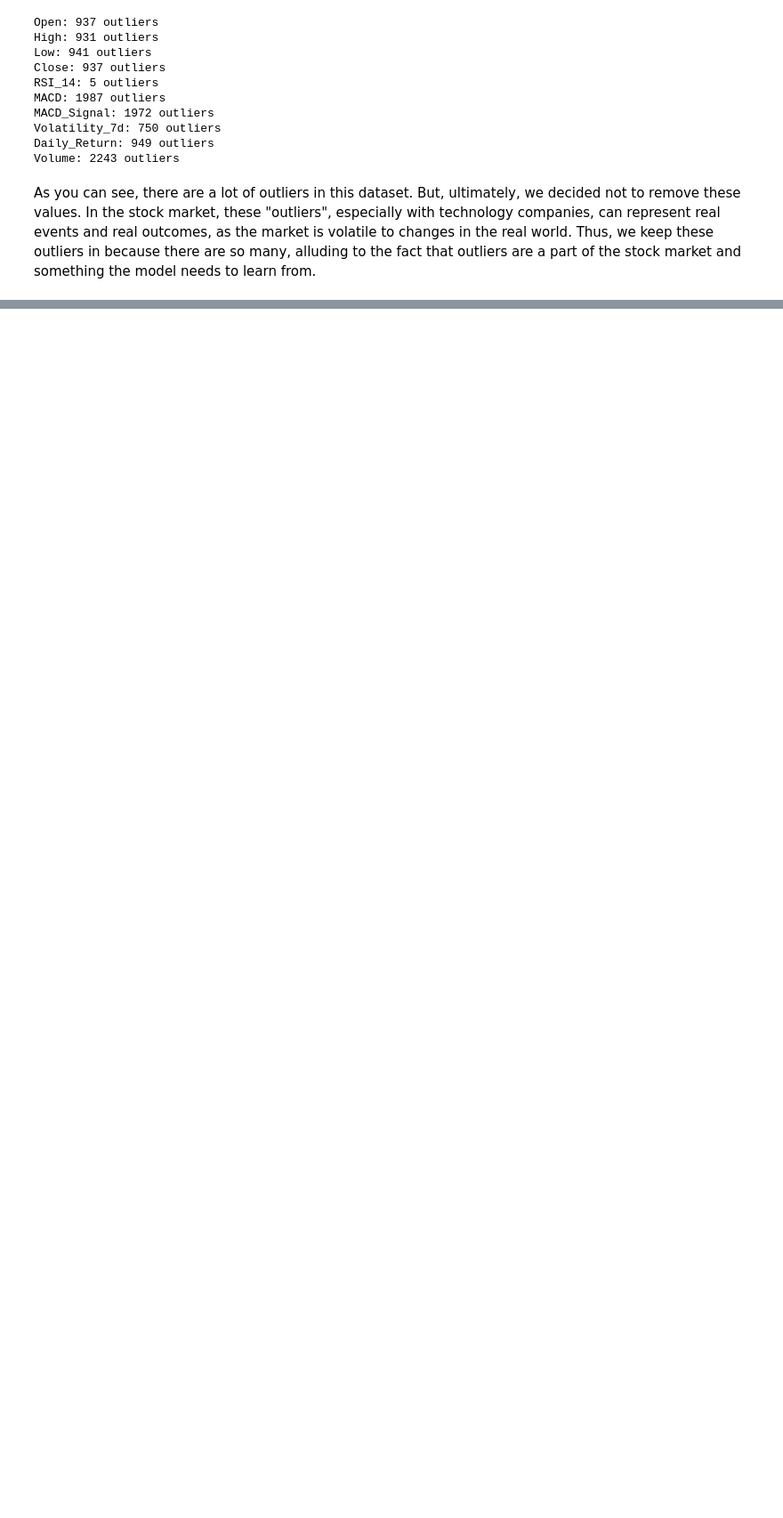
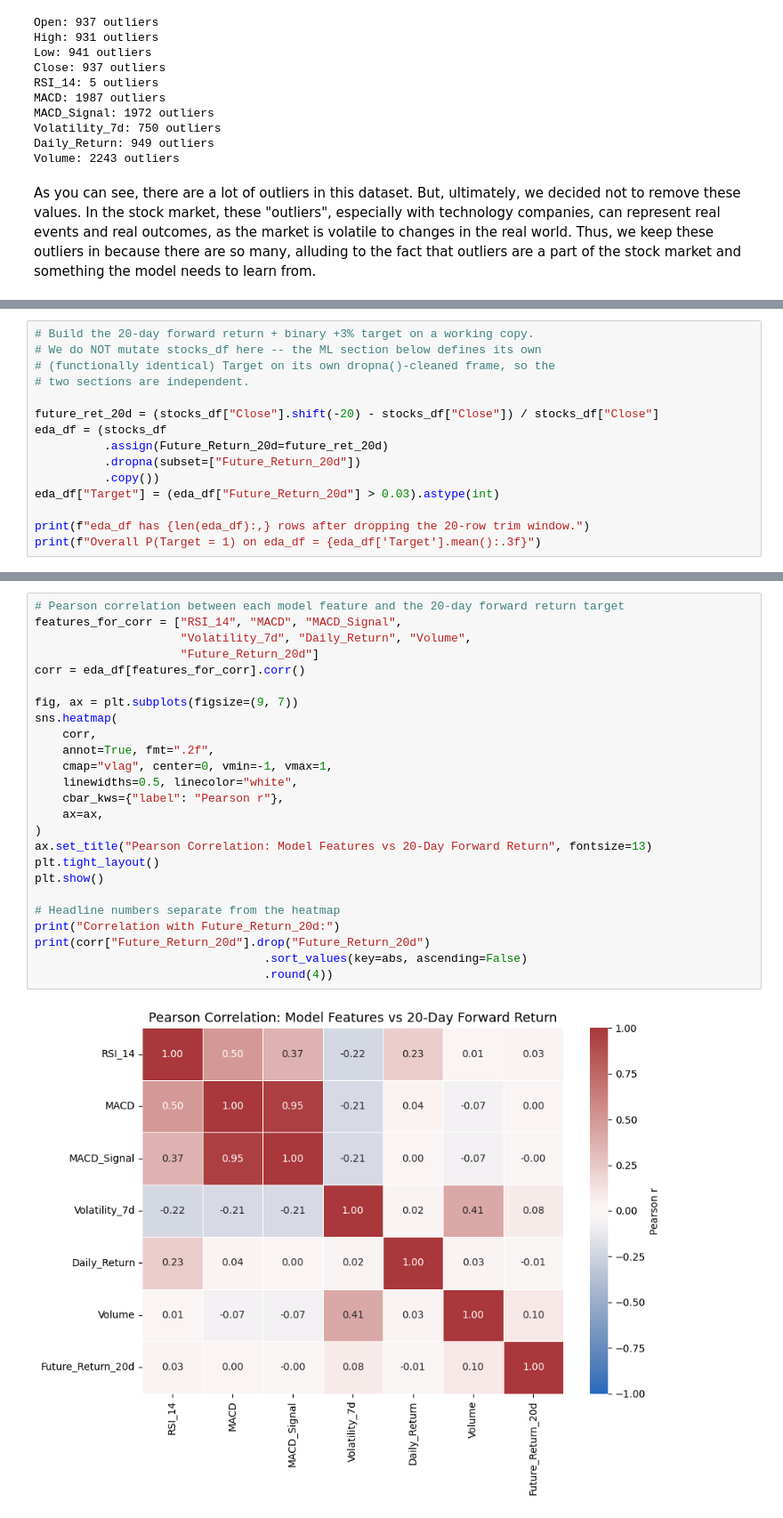
Before and after one commit to jli433/CMSC320_Final_Project, a Jupyter notebook: data.ipynb, the cells around one changed output, grey strips where cells are left out. Shown at 89% size. Cells and saved outputs as stored; diff of their text form; blank space fills up the shorter version.

```diff
--- a/data.ipynb
+++ b/data.ipynb
@@ -520,0 +241,15 @@ weighted avg       0.64      0.64      0.64      1557
+# %%
+# Build the 20-day forward return + binary +3% target on a working copy.
+# We do NOT mutate stocks_df here -- the ML section below defines its own
+# (functionally identical) Target on its own dropna()-cleaned frame, so the
+# two sections are independent.
+
+future_ret_20d = (stocks_df["Close"].shift(-20) - stocks_df["Close"]) / stocks_df["Close"]
+eda_df = (stocks_df
+          .assign(Future_Return_20d=future_ret_20d)
+          .dropna(subset=["Future_Return_20d"])
+          .copy())
+eda_df["Target"] = (eda_df["Future_Return_20d"] > 0.03).astype(int)
+
+print(f"eda_df has {len(eda_df):,} rows after dropping the 20-row trim window.")
+print(f"Overall P(Target = 1) on eda_df = {eda_df['Target'].mean():.3f}")
@@ -520,0 +309,27 @@ weighted avg       0.64      0.64      0.64      1557
+# %%
+# Pearson correlation between each model feature and the 20-day forward return target
+features_for_corr = ["RSI_14", "MACD", "MACD_Signal",
+                     "Volatility_7d", "Daily_Return", "Volume",
+                     "Future_Return_20d"]
+corr = eda_df[features_for_corr].corr()
+
+fig, ax = plt.subplots(figsize=(9, 7))
+sns.heatmap(
+    corr,
+    annot=True, fmt=".2f",
+    cmap="vlag", center=0, vmin=-1, vmax=1,
+    linewidths=0.5, linecolor="white",
+    cbar_kws={"label": "Pearson r"},
+    ax=ax,
+)
+ax.set_title("Pearson Correlation: Model Features vs 20-Day Forward Return", fontsize=13)
+plt.tight_layout()
+plt.show()
+
+# Headline numbers separate from the heatmap
+print("Correlation with Future_Return_20d:")
+print(corr["Future_Return_20d"].drop("Future_Return_20d")
+                                 .sort_values(key=abs, ascending=False)
+                                 .round(4))
+# %% [output]
+[figure, added]
```
Also changed, not shown: parts of 83 cells of this notebook.
